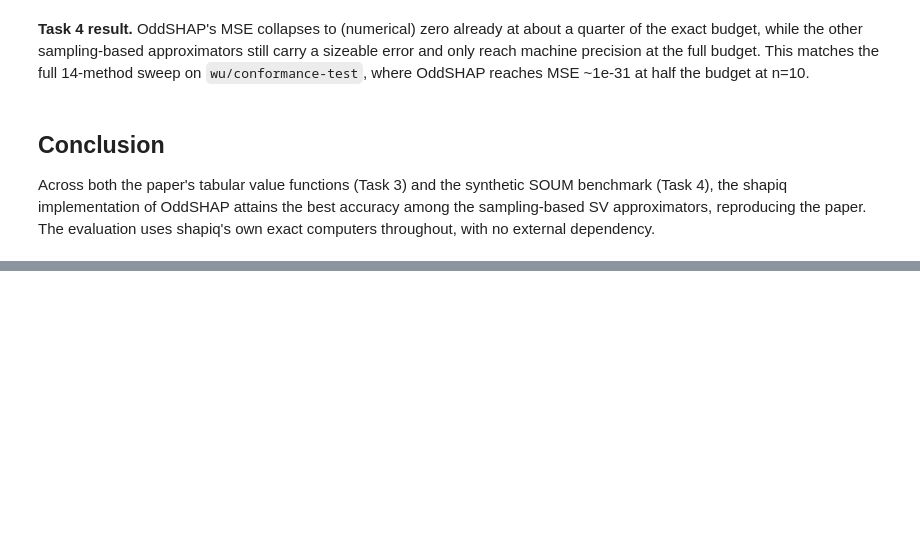
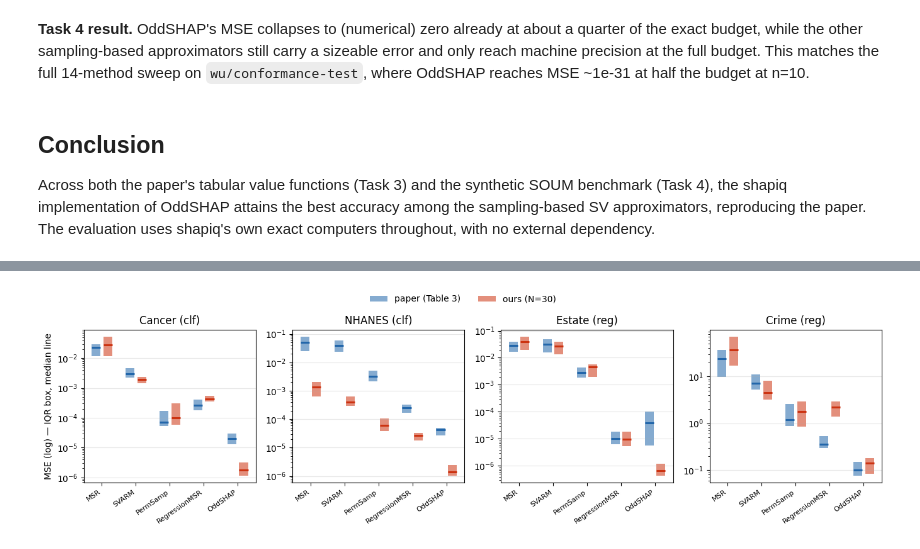
Before and after one commit to FabianK-Dev/shapiq, a Jupyter notebook: notebooks/oddshap_reproduction_and_benchmark.ipynb, the cells around one changed output, grey strips where cells are left out. Cells and saved outputs as stored; diff of their text form; code cells hidden in the pictures; blank space fills up the shorter version.

```diff
--- a/notebooks/oddshap_reproduction_and_benchmark.ipynb
+++ b/notebooks/oddshap_reproduction_and_benchmark.ipynb
@@ -86,11 +86,19 @@ median MSE over a handful of test instances and the resulting average rank.
 N_INSTANCES = 5
 N_BACKGROUND = 50
 # (name, loader, classifier, binarize)
+#
+# Note on Estate: the paper's Section 5 says all tabular value functions use
+# "XGBoost classifiers", while the Table-3 error magnitudes for the continuous
+# targets (Estate, Crime) are only reproduced by a regressor on the raw target.
+# Both readings are therefore included for Estate; the full sweep over all
+# eight configurations lives in the gallery example. The ranking conclusion
+# (OddSHAP rank-1) holds under either configuration.
 VALUE_FUNCTIONS = [
     ("Cancer", datasets.load_breast_cancer, True, False),
     ("CG60", datasets.load_corrgroups60, True, True),
     ("NHANES", datasets.load_nhanesi, True, True),
-    ("Estate", datasets.load_real_estate, False, False),
+    ("Estate (clf)", datasets.load_real_estate, True, True),
+    ("Estate (reg)", datasets.load_real_estate, False, False),
 ]
 
 medians = {est: {} for est in ESTIMATORS}
@@ -233,0 +275,51 @@ dependency.
+# %%
+import csv as _csv
+import pathlib as _pl
+
+_CR = _pl.Path("cluster_results") if _pl.Path("cluster_results").is_dir() else _pl.Path("notebooks/cluster_results")
+
+def _read(p):
+    with open(p) as f:
+        return list(_csv.DictReader(f))
+
+_paper = {}
+for _r in _read(_CR / "paper_table3_reference.csv"):
+    for _vf in ["Estate", "Cancer", "NHANES", "Crime"]:
+        if _r[_vf]:
+            _paper.setdefault((_r["estimator"], _vf), {})[_r["statistic"]] = float(_r[_vf])
+
+_ours = {}
+for _fn, _vfs in [("table1_n30_all_classifier.csv", {"cancer": "Cancer", "nhanes": "NHANES"}),
+                  ("table1_n30_estate_crime_regressor.csv", {"realestate": "Estate", "crime": "Crime"})]:
+    for _r in _read(_CR / _fn):
+        if _r["value_function"] in _vfs:
+            _ours[(_r["estimator"], _vfs[_r["value_function"]])] = (
+                float(_r["q1"]), float(_r["median_mse"]), float(_r["q3"]))
+
+_PANELS = ["Cancer", "NHANES", "Estate", "Crime"]
+_EST = [("MSR", "MSR"), ("SVARM", "SVARM"), ("PermSamp", "PermutationSampling"),
+        ("RegressionMSR", "RegressionMSR"), ("OddSHAP", "OddSHAP")]
+fig, axes = plt.subplots(1, 4, figsize=(13.6, 3.9))
+for ax, vf in zip(axes, _PANELS):
+    for i, (ok, pk) in enumerate(_EST):
+        p = _paper[(pk, vf)]
+        ax.add_patch(plt.Rectangle((i - 0.30, p["q1"]), 0.26, p["q3"] - p["q1"],
+                                   facecolor="#2266AA", alpha=0.55))
+        ax.hlines(p["median"], i - 0.30, i - 0.04, color="#2266AA", lw=2.2)
+        q1, med, q3 = _ours[(ok, vf)]
+        ax.add_patch(plt.Rectangle((i + 0.04, q1), 0.26, q3 - q1,
+                                   facecolor="#CC3311", alpha=0.55))
+        ax.hlines(med, i + 0.04, i + 0.30, color="#CC3311", lw=2.2)
+    ax.set_yscale("log")
+    ax.set_xticks(range(len(_EST)))
+    ax.set_xticklabels([e[0] for e in _EST], rotation=35, ha="right", fontsize=8)
+    ax.set_title(f"{vf} {'(clf)' if vf in ('Cancer', 'NHANES') else '(reg)'}")
+    ax.grid(True, axis="y", alpha=0.3)
+axes[0].set_ylabel("MSE (log) — IQR box, median line")
+fig.legend([plt.Rectangle((0, 0), 1, 1, facecolor="#2266AA", alpha=0.55),
+            plt.Rectangle((0, 0), 1, 1, facecolor="#CC3311", alpha=0.55)],
+           ["paper (Table 3)", "ours (N=30)"], loc="upper center", ncol=2, frameon=False)
+fig.tight_layout(rect=(0, 0, 1, 0.93))
+plt.show()
+# %% [output]
+[figure, added]
```
Also changed, not shown: parts of 11 cells of this notebook.
